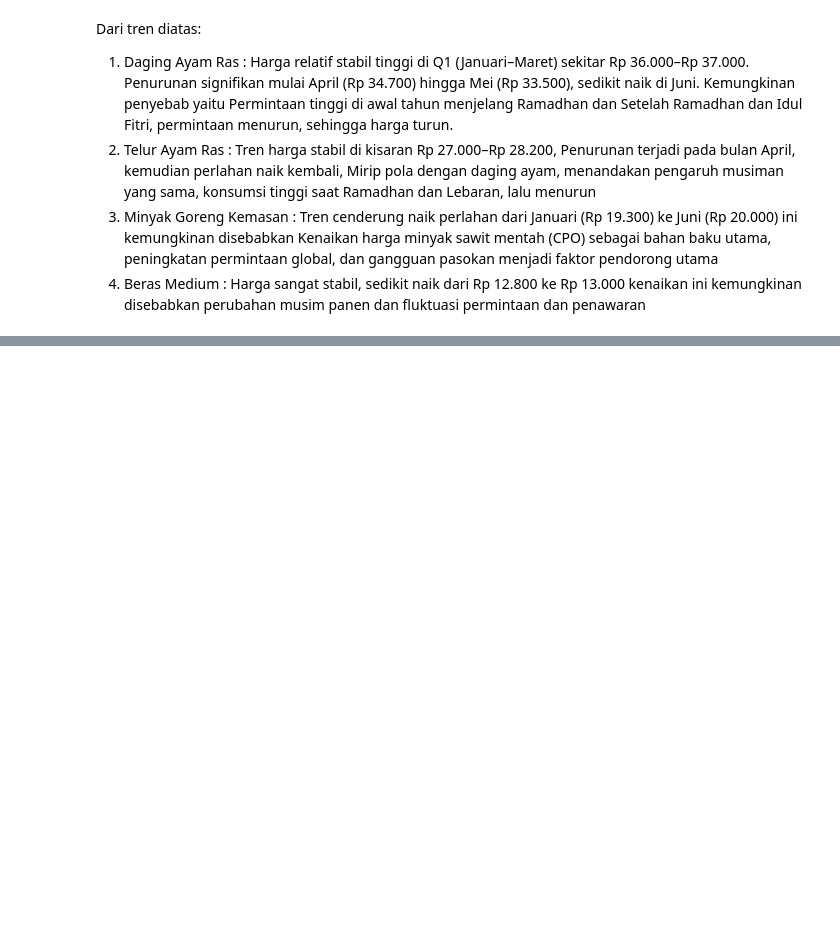
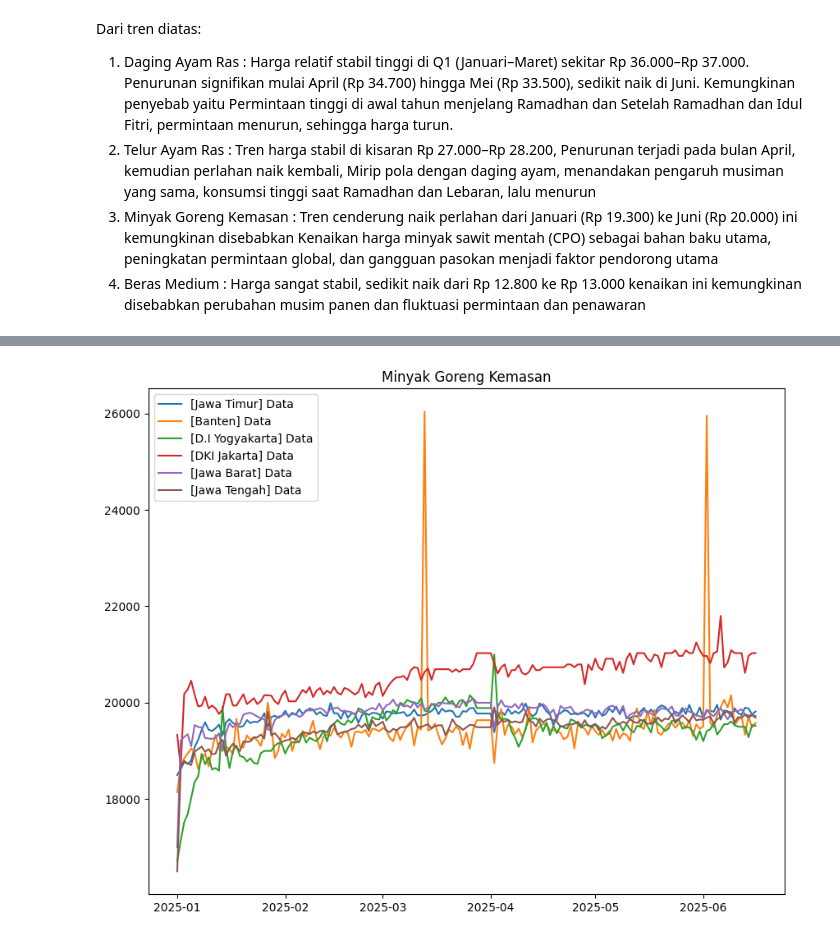
Before and after one commit to FTDS-assignment-bay/p2-final-project-ftds-042-rmt-group-001, a Jupyter notebook: Exploratory_Data_Analys.ipynb, the cells around one changed output, grey strips where cells are left out. Drawn from its saved outputs; the diff is of its cells as text; code cells hidden in the pictures; blank space fills up the shorter version.

```diff
--- a/Exploratory_Data_Analys.ipynb
+++ b/Exploratory_Data_Analys.ipynb
@@ -215,0 +357,4 @@ Dari tren diatas:
+# %%
+plot_komoditas('Minyak Goreng Kemasan')
+# %% [output]
+[figure, added]
```
Also changed, not shown: parts of 9 cells of this notebook.
